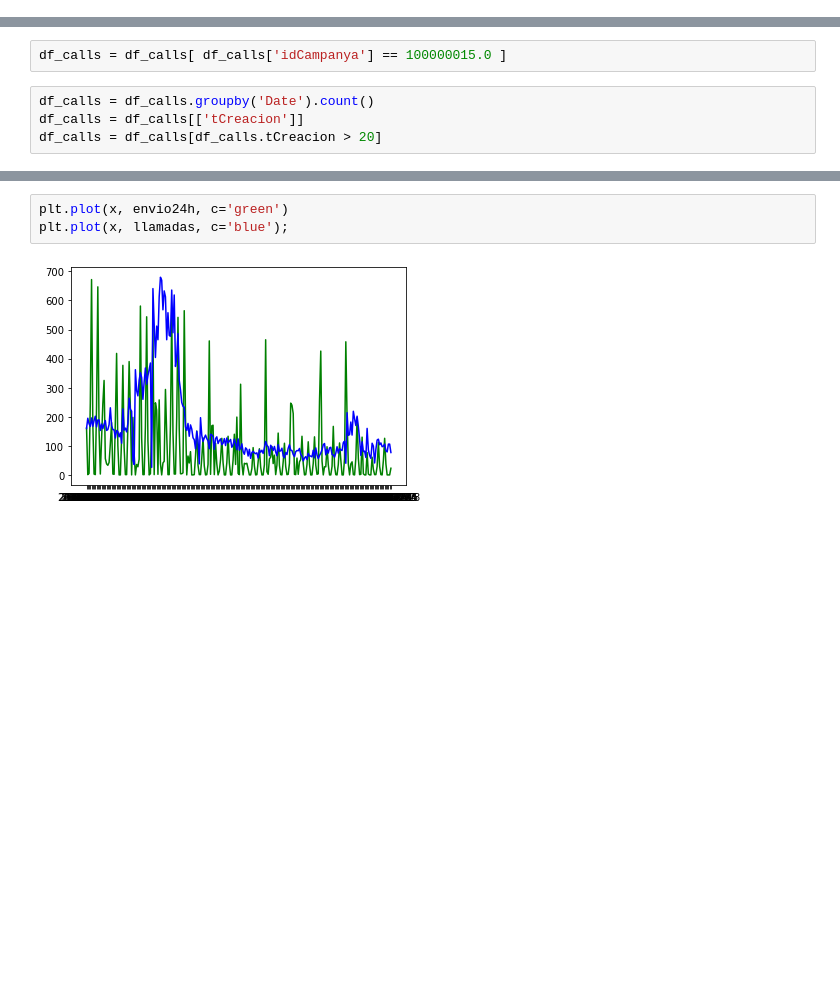
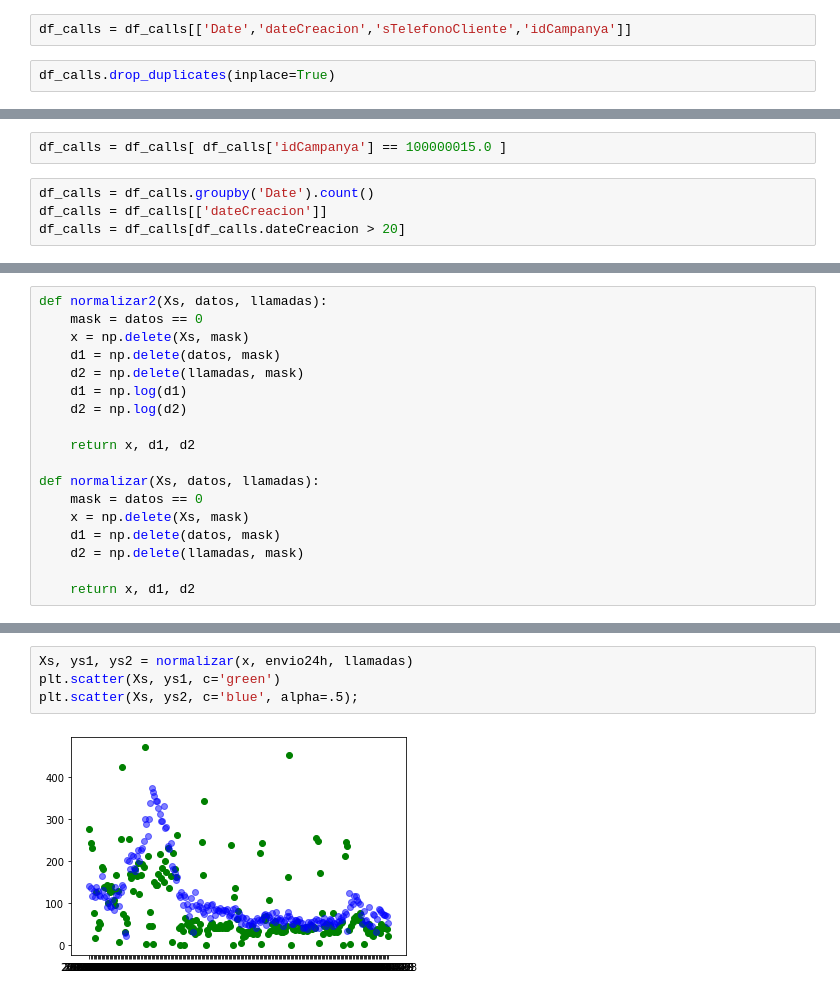
Before and after one commit to toniet/TFG, a Jupyter notebook: TFM_MVP.ipynb, the cells around one changed output, grey strips where cells are left out. Saved outputs shown, nothing was run; the diff lists cells and outputs as text; blank space fills up the shorter version.

```diff
--- a/TFM_MVP.ipynb
+++ b/TFM_MVP.ipynb
@@ -198,0 +254,4 @@ df_calls['Date'] = df_calls['Date'].astype('str')
+# %%
+df_calls = df_calls[['Date','dateCreacion','sTelefonoCliente','idCampanya']]
+# %%
+df_calls.drop_duplicates(inplace=True)
@@ -200,8 +266,8 @@ df_calls['Date'] = df_calls['Date'].astype('str')
 df_calls = df_calls[ df_calls['idCampanya'] == 100000015.0 ]
 # %%
 df_calls = df_calls.groupby('Date').count()
-df_calls = df_calls[['tCreacion']]
-df_calls = df_calls[df_calls.tCreacion > 20]
+df_calls = df_calls[['dateCreacion']]
+df_calls = df_calls[df_calls.dateCreacion > 20]
 # %%
 df_explore = pd.concat([train, df_calls], axis=1).reset_index()
 df_explore.dropna(inplace=True)
@@ -250,0 +353,18 @@ maritimo = df_explore[['Marítimo baleares']]
+# %%
+def normalizar2(Xs, datos, llamadas):
+    mask = datos == 0
+    x = np.delete(Xs, mask)
+    d1 = np.delete(datos, mask)
+    d2 = np.delete(llamadas, mask)
+    d1 = np.log(d1)
+    d2 = np.log(d2)
+
+    return x, d1, d2
+
+def normalizar(Xs, datos, llamadas):
+    mask = datos == 0
+    x = np.delete(Xs, mask)
+    d1 = np.delete(datos, mask)
+    d2 = np.delete(llamadas, mask)
+
+    return x, d1, d2
@@ -251,6 +377,7 @@ maritimo = df_explore[['Marítimo baleares']]
 # %%
-plt.plot(x, envio24h, c='green')
-plt.plot(x, llamadas, c='blue');
+Xs, ys1, ys2 = normalizar(x, envio24h, llamadas)
+plt.scatter(Xs, ys1, c='green')
+plt.scatter(Xs, ys2, c='blue', alpha=.5);
 # %% [output]
-[figure, old version]
+[figure, new version]
 # %%
```
Also changed, not shown: parts of 42 cells of this notebook.
